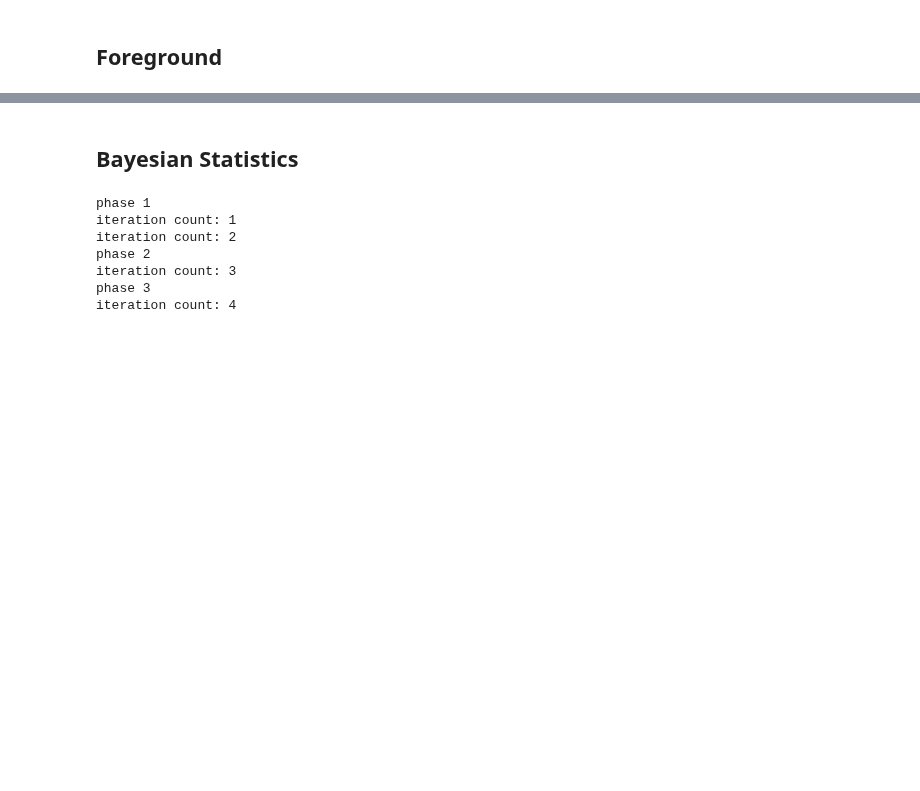
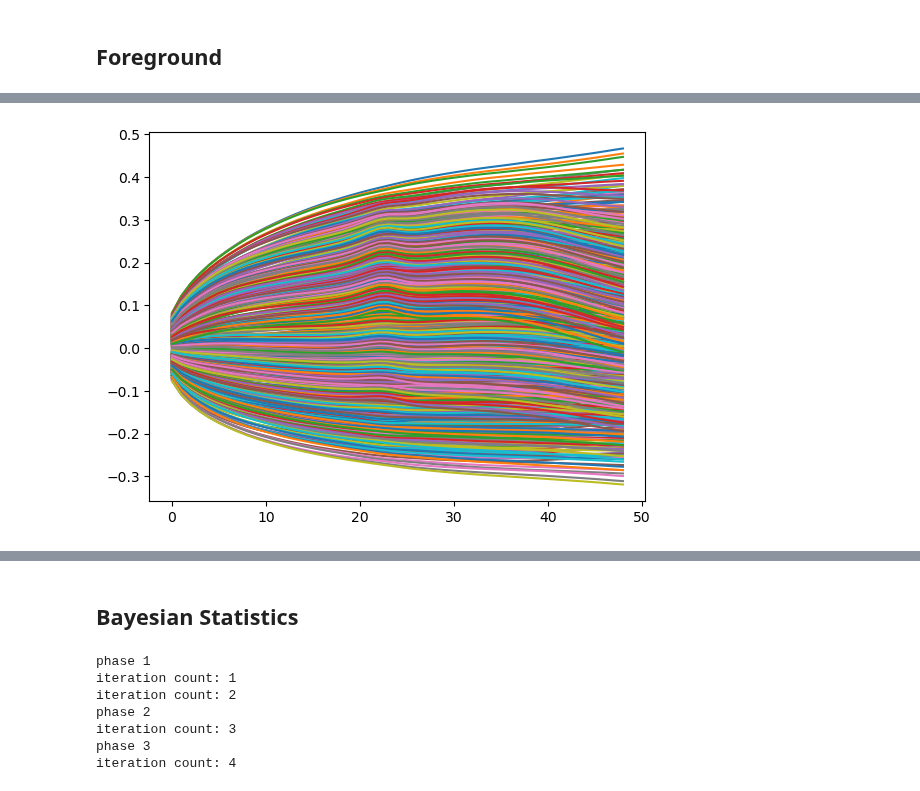
Before and after one commit to daba9359/LuCEE-Night_Simulation, a Jupyter notebook: Beam_weighted_foreground/Beam_Weighted_Foreground_Edited.ipynb, the cells around one changed output, grey strips where cells are left out. Cells and saved outputs as stored; diff of their text form; code cells hidden in the pictures; blank space fills up the shorter version.

```diff
--- a/Beam_weighted_foreground/Beam_Weighted_Foreground_Edited.ipynb
+++ b/Beam_weighted_foreground/Beam_Weighted_Foreground_Edited.ipynb
@@ -1143,16 +1250,3 @@ The MetaFitter chose 1 signal terms based on DIC minimization.
 -0.04250403378240667
 0.013460559621710378
 [figure]
-# %%
-np.where(test12[0][2] == test12[0][2].min())
-
-# plt.plot(simulation_test_50t[0][0] - test12[0][0][4277][0])
-
-minus = simulation_test_50t[0][0] - test12[0][0][4277][0]
-
-rms_array=np.array([])
-for c in signal_training_set_lambdaCDM[0]:
-    rms = np.sqrt(np.mean((minus-c)**2))
-    rms_array = np.append(rms_array,rms)
-
-plt.plot(signal_training_set_lambdaCDM[0][5402])
@@ -1162,9 +1253,11 @@ plt.plot(signal_training_set_lambdaCDM[0][5402])
 # %% [markdown]
 ## Foreground
 # %%
-# creates and saves the varied foreground training set
-testing = random_foreground_maps(250,time_array=test_times1,rotated_galaxy_map=foreground_array_minCMB,spectral_index_variation=0.1,save_hdf5=True,\
-                                 save_path="/home/dbarker7752/21_cm_group/Varied_ULSA_Maps/Varied_ULSA_Foreground_Training_Set")
+# creates and saves the varied foreground map set, which will feed into your map set
+# foreground_p1 = random_foreground_maps(729,time_array=test_times1,rotated_galaxy_map=foreground_array_minCMB,spectral_index_variation=0.1,save_hdf5=True,\
+#                                  save_path="/home/dbarker7752/21_cm_group/Varied_ULSA_Maps/Varied_ULSA_Foreground_Map_Set_p1")
+# foreground_p02 = random_foreground_maps(729,time_array=test_times1,rotated_galaxy_map=foreground_array_minCMB,spectral_index_variation=0.02,save_hdf5=True,\
+#                                  save_path="/home/dbarker7752/21_cm_group/Varied_ULSA_Maps/Varied_ULSA_Foreground_Map_Set_p02")
 
 # Note: I hope my 1-D medea emulator works because if we wanted 10,000 of these foregrounds, it would be an 80 GB file.
 # %% [output]
@@ -1173,0 +1341,7 @@ Computing lunar simulation for time  [2025, 1, 5, 1, 0, 0]
+# %%
+rms_array = np.array([])
+for n in range(729):
+    rms = np.sqrt(np.mean(varied_foreground_training_set_p1[n,0,5:]-simulation_test_foreground[2][0][5:])**2)
+    rms_array = np.append(rms_array,rms)
+sorted_rms = copy.deepcopy(rms_array)
+sorted_rms.sort()
@@ -1173,0 +1370,5 @@ Computing lunar simulation for time  [2025, 1, 5, 1, 0, 0]
+# %%
+for n in range(729):
+    plt.plot((testing[0][n][0][1:]-simulation_test_beam[2][0][1:])/simulation_test_beam[2][0][1:])
+# %% [output]
+[figure, added]
```
Also changed, not shown: parts of 26 cells of this notebook.
